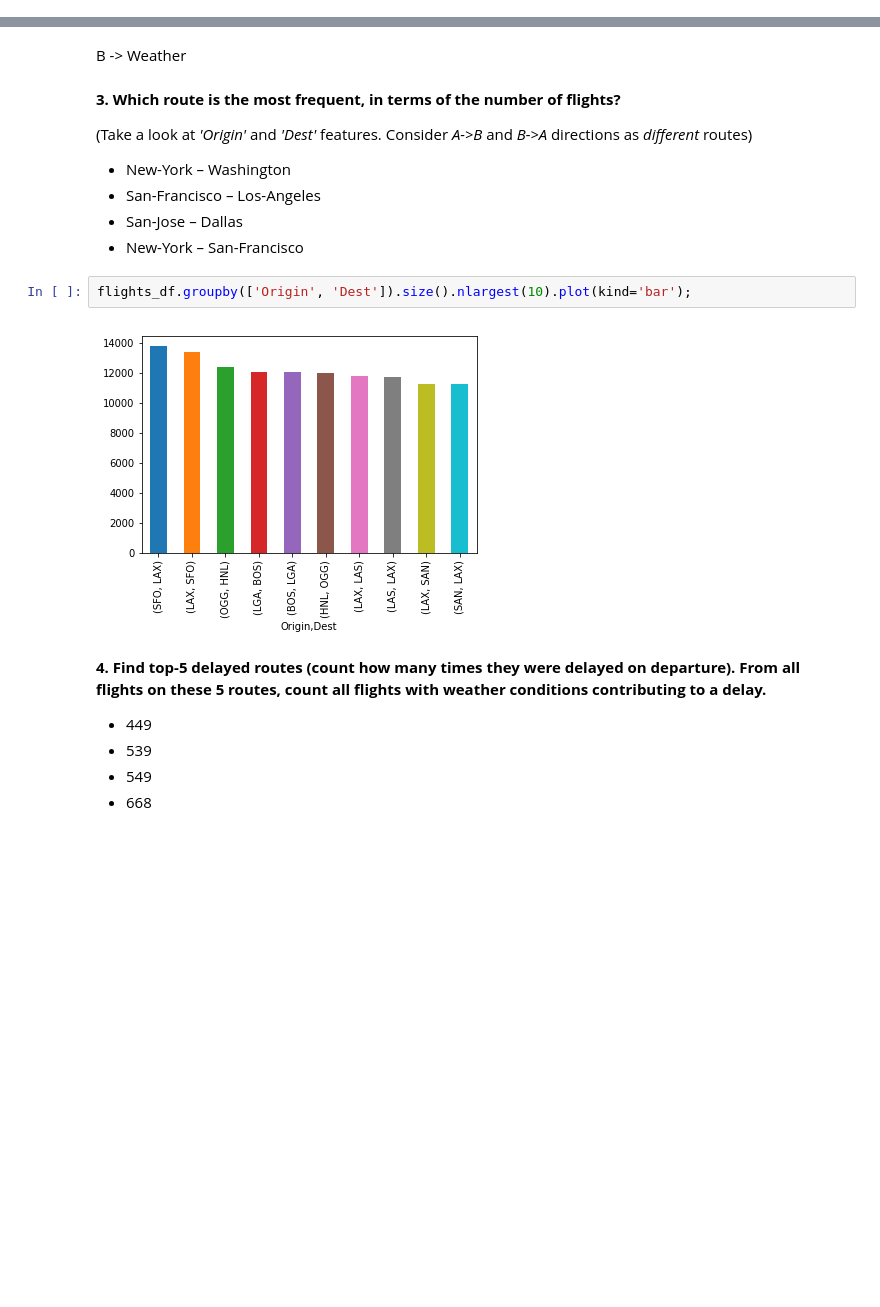
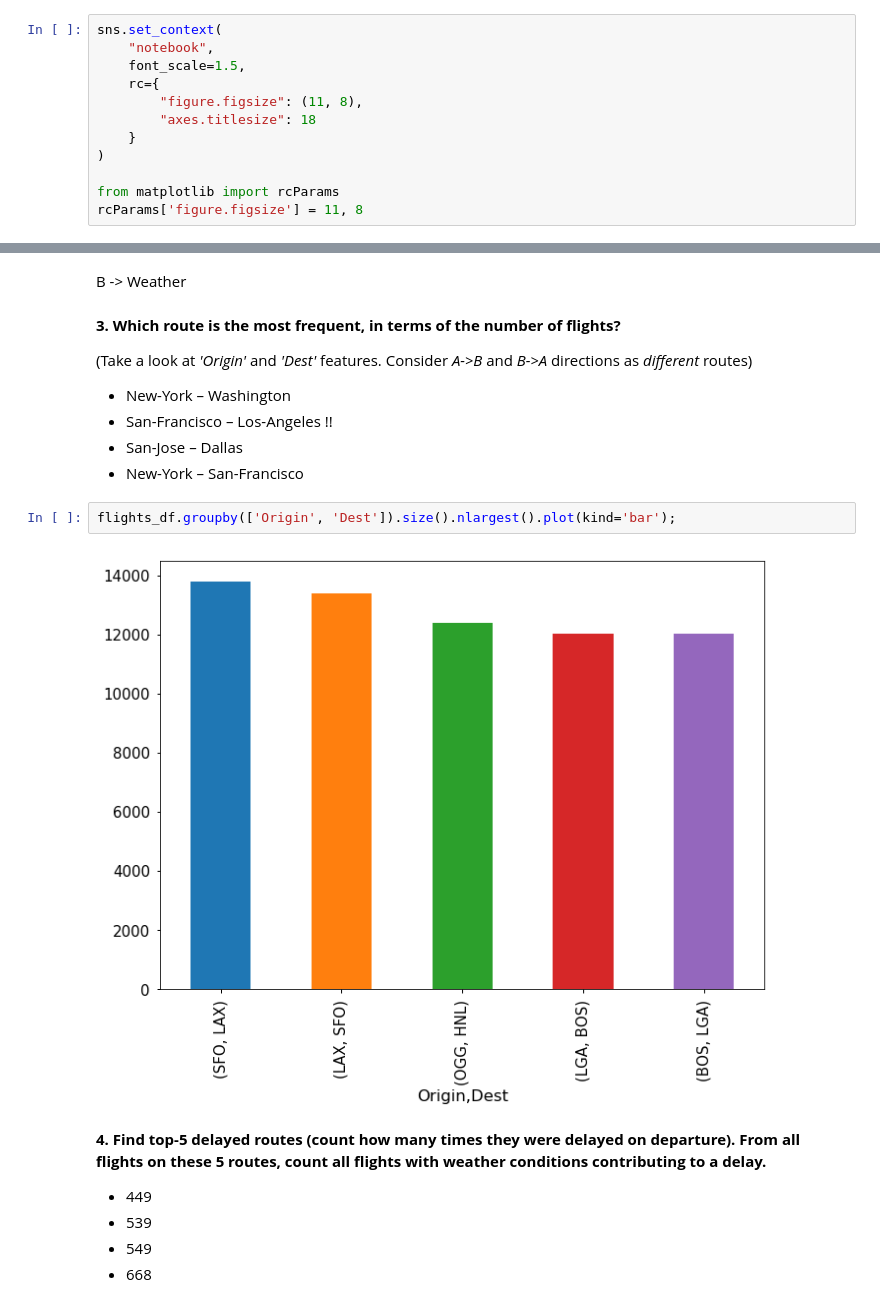
Before and after one commit to bogdanovdya/mlcourse.ai, a Jupyter notebook: jupyter_english/assignments_fall2018/assignment2_USA_flights.ipynb, the cells around one changed output, grey strips where cells are left out. Saved outputs shown, nothing was run; the diff lists cells and outputs as text; blank space fills up the shorter version.

```diff
--- a/jupyter_english/assignments_fall2018/assignment2_USA_flights.ipynb
+++ b/jupyter_english/assignments_fall2018/assignment2_USA_flights.ipynb
@@ -56,3 +56,15 @@ Wall time: 1min 33s
+# %%
+sns.set_context(
+    "notebook",
+    font_scale=1.5,
+    rc={
+        "figure.figsize": (11, 8),
+        "axes.titlesize": 18
+    }
+)
+
+from matplotlib import rcParams
+rcParams['figure.figsize'] = 11, 8
 # %% [markdown]
 ###### **Check the number of rows and columns and print column names.**
 # %%
@@ -276,13 +288,13 @@ B -> Weather
 (Take a look at _'Origin'_ and _'Dest'_ features. Consider _A->B_ and _B->A_ directions as _different_ routes)
 
  - New-York – Washington
- - San-Francisco – Los-Angeles
+ - San-Francisco – Los-Angeles !!
  - San-Jose – Dallas
  - New-York – San-Francisco
 # %%
-flights_df.groupby(['Origin', 'Dest']).size().nlargest(10).plot(kind='bar');
+flights_df.groupby(['Origin', 'Dest']).size().nlargest().plot(kind='bar');
 # %% [output]
-[figure, old version]
+[figure, new version]
 # %% [markdown]
 **4. Find top-5 delayed routes (count how many times they were delayed on departure). From all flights on these 5 routes, count all flights with weather conditions contributing to a delay.**
 
```
Also changed, not shown: parts of 32 cells of this notebook, 4 other files.
